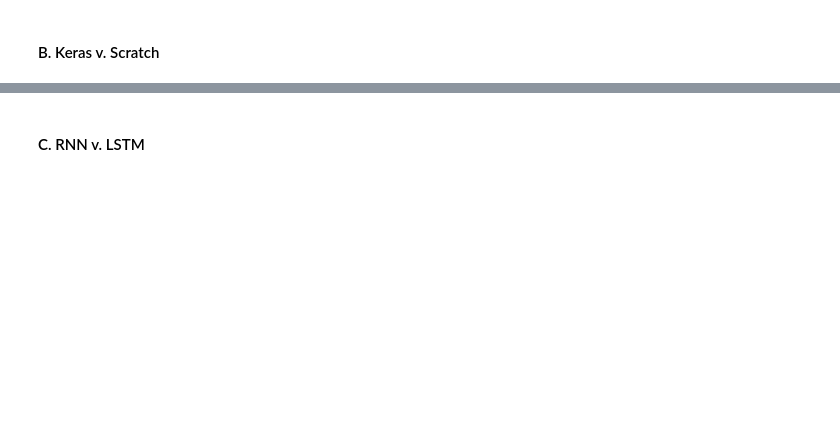
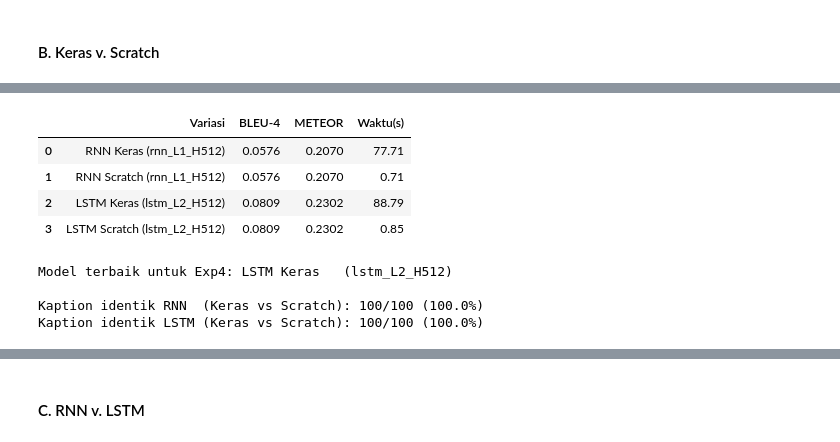
Before and after one commit to NazwanSM/Tubes2_ML_2_Karyawan_Tetap, a Jupyter notebook: src/rnn_lstm/train.ipynb, the cells around one changed output, grey strips where cells are left out. Cells and saved outputs as stored; diff of their text form; code cells hidden in the pictures; blank space fills up the shorter version.

```diff
--- a/src/rnn_lstm/train.ipynb
+++ b/src/rnn_lstm/train.ipynb
@@ -50,8 +76,8 @@ os.chdir(src)
 # %%
-DATA_DIR = Path('data/flickr8k')
+DATA_DIR = src / 'data' / 'rnn_lstm'
 IMAGES_DIR = DATA_DIR / 'Images'
 CAPS_CSV = DATA_DIR / 'captions.txt'
-MODEL_DIR = Path('models/rnn_lstm')
+MODEL_DIR = src / 'models' / 'rnn_lstm'
 MODEL_DIR.mkdir(parents=True, exist_ok=True)
 
 FEAT_CACHE  = MODEL_DIR / 'inception_features.npy'
@@ -59,7 +85,7 @@ VOCAB_PATH  = MODEL_DIR / 'vocab.json'
 
 MAX_LEN    = 40
 EMBED_DIM  = 256
-BATCH_SIZE = 64
+BATCH_SIZE = 32
 EPOCHS     = 20
 # %% [markdown]
 ### 1. Feature Extraction
@@ -158,7 +195,8 @@ print('Dataset terbuat')
 # %% [markdown]
 ### 3. Decoder
 # %%
-from tensorflow.keras.layers import(Input, Embedding, Dense, Reshape, Concatenate, LSTM, SimpleRNN, Lambda)
+from tensorflow.keras.layers import (Input, Embedding, Dense, Reshape,
+                                     Concatenate, LSTM, SimpleRNN, Cropping1D)
 from tensorflow.keras.models import Model
 
 def build_decoder(cell_type, num_layers,
@@ -183,12 +221,12 @@ def build_decoder(cell_type, num_layers,
         x = RNNLayer(hidden_size, return_sequences=True,
                      name=f'{cell_type}_{i+1}')(x)
 
-    x = Lambda(lambda t: t[:, 1:, :], name='slice_output')(x)
+    x = Cropping1D(cropping=(1, 0), name='slice_output')(x)
     out = Dense(vocab_size, activation='softmax', name='dense_out')(x)
 
     return Model([cap_in, img_in], out, name=f'dec_{cell_type}_L{num_layers}_H{hidden_size}')
 # %%
-CONFIGS = list(itertools.product(['rnn', 'lstm'], [1, 2, 3], [128, 512]))
+CONFIGS = list(itertools.product(['rnn', 'lstm'], [1, 2], [128, 256, 512]))
 print(f'Total configs: {len(CONFIGS)}')
 for ct, nl, hs in CONFIGS:
     print(f'  {ct:4s}  layers={nl}  hidden={hs}')
@@ -228,7 +305,6 @@ from src.rnn_lstm.model import CaptioningFromScratch
 
 def compute_bleu4(refs_corpus, hyps_corpus):
     smooth_func = SmoothingFunction().method1
-
     return corpus_bleu(refs_corpus, hyps_corpus, weights=(0.25,)*4, smoothing_function=smooth_func)
 
 def compute_meteor_avg(refs_list, hyps_list):
@@ -236,11 +312,10 @@ def compute_meteor_avg(refs_list, hyps_list):
     for refs, hyp in zip(refs_list, hyps_list):
         s = meteor_score([r.split() for r in refs], hyp.split())
         scores.append(s)
-
     return float(np.mean(scores))
 
 def eval_model_scratch(model_path, img_list, features_dict, captions_dict, word2idx, idx2word, max_len=MAX_LEN):
-    decoder = tf.keras.models.load_model(model_path)
+    decoder = tf.keras.models.load_model(model_path, safe_mode=False)
     scratch = CaptioningFromScratch.from_keras(cnn_encoder, decoder, img_size=(299,299), preprocess_fn=preprocess_input)
 
     img_unique = list(dict.fromkeys(img_list))
@@ -249,13 +324,10 @@ def eval_model_scratch(model_path, img_list, features_dict, captions_dict, word2
 
     for img in img_unique:
         feat = features_dict.get(img)
-
         if feat is None:
             continue
-
         caption = scratch.generate_from_feature(feat, word2idx, idx2word, max_len)
         ref_raw = captions_dict.get(img, [])
-
         hyps.append(caption.split())
         refs.append([r.lower().split() for r in ref_raw])
 
@@ -264,7 +336,6 @@ def eval_model_scratch(model_path, img_list, features_dict, captions_dict, word2
         [[' '.join(t) for t in rs] for rs in refs],
         [' '.join(h) for h in hyps]
     )
-
     return bleu4, meteor, scratch
 # %%
 exp1_results = []
@@ -450,7 +535,6 @@ print(f'LSTM Keras: {time_lstm_keras}')
 def captions_to_refs_hyps(captions_raw, hyps_str):
     refs = [[r.split() for r in rs] for rs in captions_raw]
     hyps = [h.split() for h in hyps_str]
-
     return refs, hyps
 
 rows = []
@@ -460,39 +544,48 @@ for label, caps, t in [
     (f'LSTM Keras   ({best_lstm_row["model"]})',   lstm_keras_captions,   time_lstm_keras),
     (f'LSTM Scratch ({best_lstm_row["model"]})',   lstm_scratch_captions, time_lstm_scratch),
     ]:
-
     refs, hyps = captions_to_refs_hyps(eval_refs_exp2, caps)
     bleu4 = compute_bleu4(refs, hyps)
     meteor_avg = compute_meteor_avg(eval_refs_exp2, caps)
-    rows.append({'Variasi': label, 'BLEU-4': round(bleu4, 4), 'METEOR': round(meteor_avg,4), 'Waktu(s)': round(t,2)})
+    rows.append({'Variasi': label, 'BLEU-4': round(bleu4, 4), 'METEOR': round(meteor_avg, 4), 'Waktu(s)': round(t, 2)})
 
 df_exp2 = pd.DataFrame(rows)
 display(df_exp2)
 
 best_exp2_row = df_exp2.loc[df_exp2['BLEU-4'].idxmax()]
 best_exp2_is_lstm = 'LSTM' in best_exp2_row['Variasi']
 
 if best_exp2_is_lstm:
     best_exp2_cell_type = best_lstm_row
 else:
     best_exp2_cell_type = best_rnn_row
 
 print(f'\nModel terbaik untuk Exp4: {best_exp2_row["Variasi"]}')
 
 identical_rnn = 0
 identical_lstm = 0
 for rnn_kc, rnn_sc in zip(rnn_keras_captions, rnn_scratch_captions):
     if rnn_kc == rnn_sc:
         identical_rnn += 1
 
 for lstm_kc, lstm_sc in zip(lstm_keras_captions, lstm_scratch_captions):
     if lstm_kc == lstm_sc:
         identical_lstm += 1
 
-# print(f'\nKaption identik RNN  (Keras vs Scratch): {identical_rnn}/{len(eval_feats_exp2)}'
-#       f' ({100*identical_rnn/len(eval_feats_exp2):.1f}%)')
-# print(f'Kaption identik LSTM (Keras vs Scratch): {identical_lstm}/{len(eval_feats_exp2)}'
-#       f' ({100*identical_lstm/len(eval_feats_exp2):.1f}%)')
+print(f'\nKaption identik RNN  (Keras vs Scratch): {identical_rnn}/{len(eval_feats_exp2)}'
+      f' ({100*identical_rnn/len(eval_feats_exp2):.1f}%)')
+print(f'Kaption identik LSTM (Keras vs Scratch): {identical_lstm}/{len(eval_feats_exp2)}'
+      f' ({100*identical_lstm/len(eval_feats_exp2):.1f}%)')
+# %% [output]
+|  | Variasi | BLEU-4 | METEOR | Waktu(s) |
+| 0 | RNN Keras (rnn_L1_H512) | 0.0576 | 0.2070 | 77.71 |
+| 1 | RNN Scratch (rnn_L1_H512) | 0.0576 | 0.2070 | 0.71 |
+| 2 | LSTM Keras (lstm_L2_H512) | 0.0809 | 0.2302 | 88.79 |
+| 3 | LSTM Scratch (lstm_L2_H512) | 0.0809 | 0.2302 | 0.85 |
+Model terbaik untuk Exp4: LSTM Keras   (lstm_L2_H512)
+
+Kaption identik RNN  (Keras vs Scratch): 100/100 (100.0%)
+Kaption identik LSTM (Keras vs Scratch): 100/100 (100.0%)
 # %%
 # Grafik training/validation loss - best RNN vs best LSTM (Keras)
 if train_histories:
```
Also changed, not shown: parts of 30 cells of this notebook, 1 other file.
